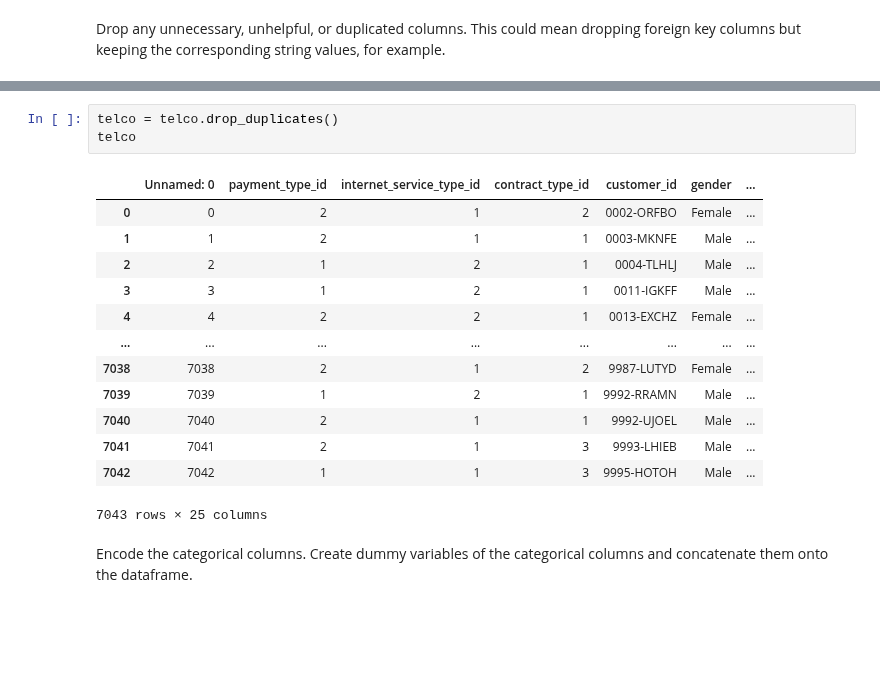
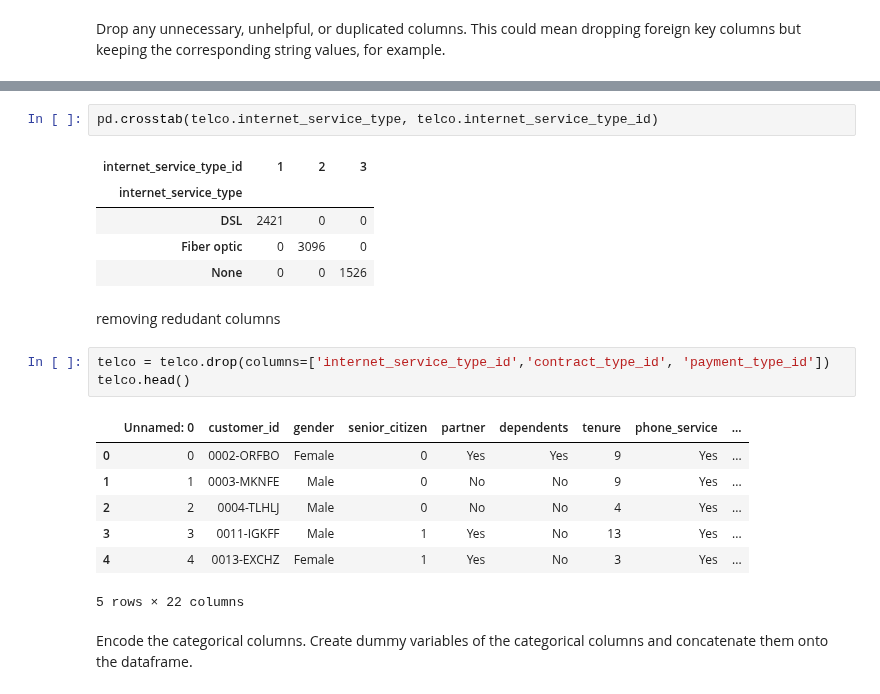
Before and after one commit to JAJCole/classification-exercises, a Jupyter notebook: classification_exercises.ipynb, the cells around one changed output, grey strips where cells are left out. Drawn from its saved outputs; the diff is of its cells as text; blank space fills up the shorter version.

```diff
--- a/classification_exercises.ipynb
+++ b/classification_exercises.ipynb
@@ -467,20 +476,24 @@ Drop any unnecessary, unhelpful, or duplicated columns. This could mean dropping
+# %%
+pd.crosstab(telco.internet_service_type, telco.internet_service_type_id)
+# %% [output]
+| internet_service_type_id | 1 | 2 | 3 |
+| internet_service_type |  |  |  |
+| DSL | 2421 | 0 | 0 |
+| Fiber optic | 0 | 3096 | 0 |
+| None | 0 | 0 | 1526 |
+# %% [markdown]
+removing redudant columns
 # %%
-telco = telco.drop_duplicates()
-telco
+telco = telco.drop(columns=['internet_service_type_id','contract_type_id', 'payment_type_id'])
+telco.head()
 # %% [output]
-|  | Unnamed: 0 | payment_type_id | internet_service_type_id | contract_type_id | customer_id | gender | ... |
-| 0 | 0 | 2 | 1 | 2 | 0002-ORFBO | Female | ... |
-| 1 | 1 | 2 | 1 | 1 | 0003-MKNFE | Male | ... |
-| 2 | 2 | 1 | 2 | 1 | 0004-TLHLJ | Male | ... |
-| 3 | 3 | 1 | 2 | 1 | 0011-IGKFF | Male | ... |
-| 4 | 4 | 2 | 2 | 1 | 0013-EXCHZ | Female | ... |
-| ... | ... | ... | ... | ... | ... | ... | ... |
-| 7038 | 7038 | 2 | 1 | 2 | 9987-LUTYD | Female | ... |
-| 7039 | 7039 | 1 | 2 | 1 | 9992-RRAMN | Male | ... |
-| 7040 | 7040 | 2 | 1 | 1 | 9992-UJOEL | Male | ... |
-| 7041 | 7041 | 2 | 1 | 3 | 9993-LHIEB | Male | ... |
-| 7042 | 7042 | 1 | 1 | 3 | 9995-HOTOH | Male | ... |
+|  | Unnamed: 0 | customer_id | gender | senior_citizen | partner | dependents | tenure | phone_service | ... |
+| 0 | 0 | 0002-ORFBO | Female | 0 | Yes | Yes | 9 | Yes | ... |
+| 1 | 1 | 0003-MKNFE | Male | 0 | No | No | 9 | Yes | ... |
+| 2 | 2 | 0004-TLHLJ | Male | 0 | No | No | 4 | Yes | ... |
+| 3 | 3 | 0011-IGKFF | Male | 1 | Yes | No | 13 | Yes | ... |
+| 4 | 4 | 0013-EXCHZ | Female | 1 | Yes | No | 3 | Yes | ... |
-7043 rows × 25 columns
+5 rows × 22 columns
 # %% [markdown]
 Encode the categorical columns. Create dummy variables of the categorical columns and concatenate them onto the dataframe.
 # %%
```
Also changed, not shown: parts of 41 cells of this notebook.
